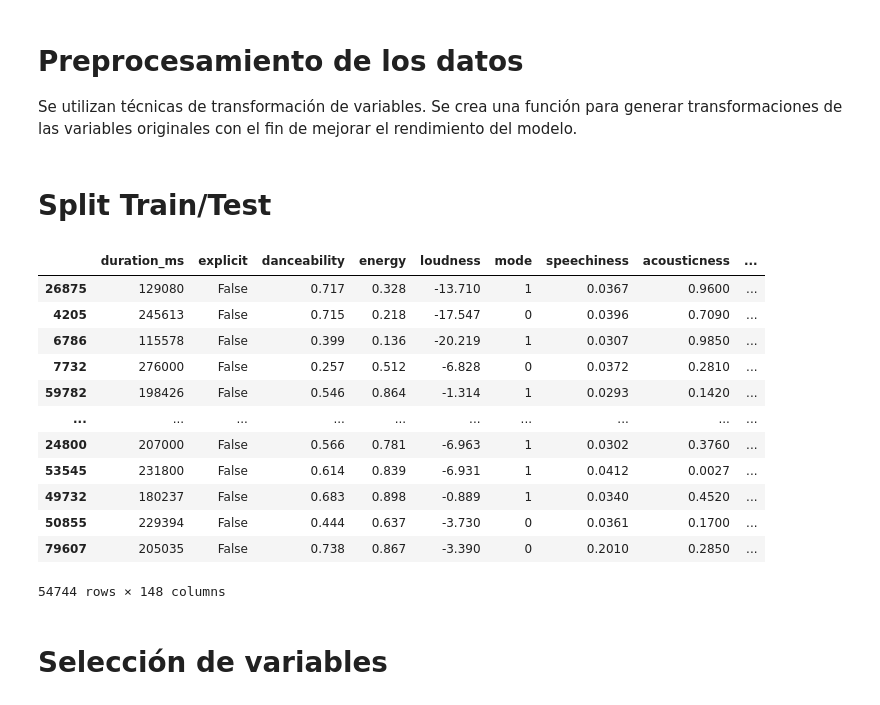
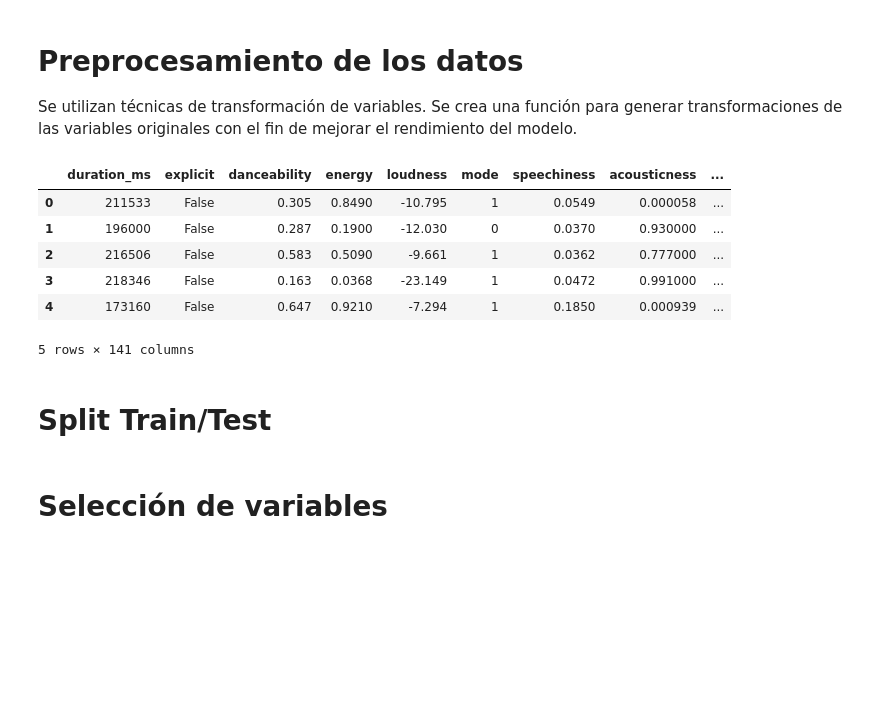
Before and after one commit to jairocruzhdez/MIAD_ML_NLP_JC, a Jupyter notebook: Semana 3/S3P1_proyecto1.ipynb, the cells around one changed output. Saved outputs shown, nothing was run; the diff lists cells and outputs as text; code cells hidden in the pictures; blank space fills up the shorter version.

```diff
--- a/Semana 3/S3P1_proyecto1.ipynb
+++ b/Semana 3/S3P1_proyecto1.ipynb
@@ -297,5 +327,7 @@ track_name: 55767 categorías
 # %%
+cat_cols = df_model.columns.difference(num_cols+["popularity"]).tolist()
+
 # Descartamos variables con alta cardinalidad ya que no van a aportar al modelo
-df_model = df_model.drop(columns=["album_name", "artists", "track_name"])
-cat_cols = df_model.columns.difference(num_cols+["popularity"]).tolist()
+cat_cols = [col for col in cat_cols if col not in ["album_name", "artists", "track_name"]]
+
 cat_cols
@@ -461,12 +555,11 @@ Por otro lado, las variables categóricas muestran un comportamiento diferenciad
 # Preprocesamiento de los datos
 
 Se utilizan técnicas de transformación de variables. Se crea una función para generar transformaciones de las variables originales con el fin de mejorar el rendimiento del modelo.
-# %%
-# Transformación vbles categoricas
-df_model = pd.get_dummies(df_model, columns=["track_genre", "key", "time_signature"], drop_first=True)
-
-# Descartar registros con popularity igual a cero
-df_model = df_model[df_model["popularity"] != 0]
+# %%
+def preprocessing(df):
+  df = df.drop(columns=["album_name", "artists", "track_name"])
+  df = pd.get_dummies(df, columns=["track_genre", "key", "time_signature"], drop_first=True)
+  return df
 # %%
 def transformations(X):
   X_ = X.copy()
@@ -486,6 +579,23 @@ def transformations(X):
   X_["is_danceable"] = (X_["danceability"] > 0.7).astype(int)
 
   return X_
+# %%
+df_def = preprocessing(df_model)
+
+# Descartar registros con popularity igual a cero
+#df_def = df_def[df_def["popularity"] != 0]
+
+#df_def = transformations(df_def)
+
+df_def.head()
+# %% [output]
+|  | duration_ms | explicit | danceability | energy | loudness | mode | speechiness | acousticness | ... |
+| 0 | 211533 | False | 0.305 | 0.8490 | -10.795 | 1 | 0.0549 | 0.000058 | ... |
+| 1 | 196000 | False | 0.287 | 0.1900 | -12.030 | 0 | 0.0370 | 0.930000 | ... |
+| 2 | 216506 | False | 0.583 | 0.5090 | -9.661 | 1 | 0.0362 | 0.777000 | ... |
+| 3 | 218346 | False | 0.163 | 0.0368 | -23.149 | 1 | 0.0472 | 0.991000 | ... |
+| 4 | 173160 | False | 0.647 | 0.9210 | -7.294 | 1 | 0.1850 | 0.000939 | ... |
+5 rows × 141 columns
 # %% [markdown]
 # Split Train/Test
 # %%
@@ -496,22 +606,6 @@ y = df_model[target]
 
 #Partición en Train y Test
 XTrain, XTest, yTrain, yTest = train_test_split(X, y, test_size=0.2, random_state=0)
-# %%
-transformations(XTrain)
-# %% [output]
-|  | duration_ms | explicit | danceability | energy | loudness | mode | speechiness | acousticness | ... |
-| 26875 | 129080 | False | 0.717 | 0.328 | -13.710 | 1 | 0.0367 | 0.9600 | ... |
-| 4205 | 245613 | False | 0.715 | 0.218 | -17.547 | 0 | 0.0396 | 0.7090 | ... |
-| 6786 | 115578 | False | 0.399 | 0.136 | -20.219 | 1 | 0.0307 | 0.9850 | ... |
-| 7732 | 276000 | False | 0.257 | 0.512 | -6.828 | 0 | 0.0372 | 0.2810 | ... |
-| 59782 | 198426 | False | 0.546 | 0.864 | -1.314 | 1 | 0.0293 | 0.1420 | ... |
-| ... | ... | ... | ... | ... | ... | ... | ... | ... | ... |
-| 24800 | 207000 | False | 0.566 | 0.781 | -6.963 | 1 | 0.0302 | 0.3760 | ... |
-| 53545 | 231800 | False | 0.614 | 0.839 | -6.931 | 1 | 0.0412 | 0.0027 | ... |
-| 49732 | 180237 | False | 0.683 | 0.898 | -0.889 | 1 | 0.0340 | 0.4520 | ... |
-| 50855 | 229394 | False | 0.444 | 0.637 | -3.730 | 0 | 0.0361 | 0.1700 | ... |
-| 79607 | 205035 | False | 0.738 | 0.867 | -3.390 | 0 | 0.2010 | 0.2850 | ... |
-54744 rows × 148 columns
 # %%
 from sklearn.preprocessing import StandardScaler
 
```
Also changed, not shown: parts of 40 cells of this notebook.
